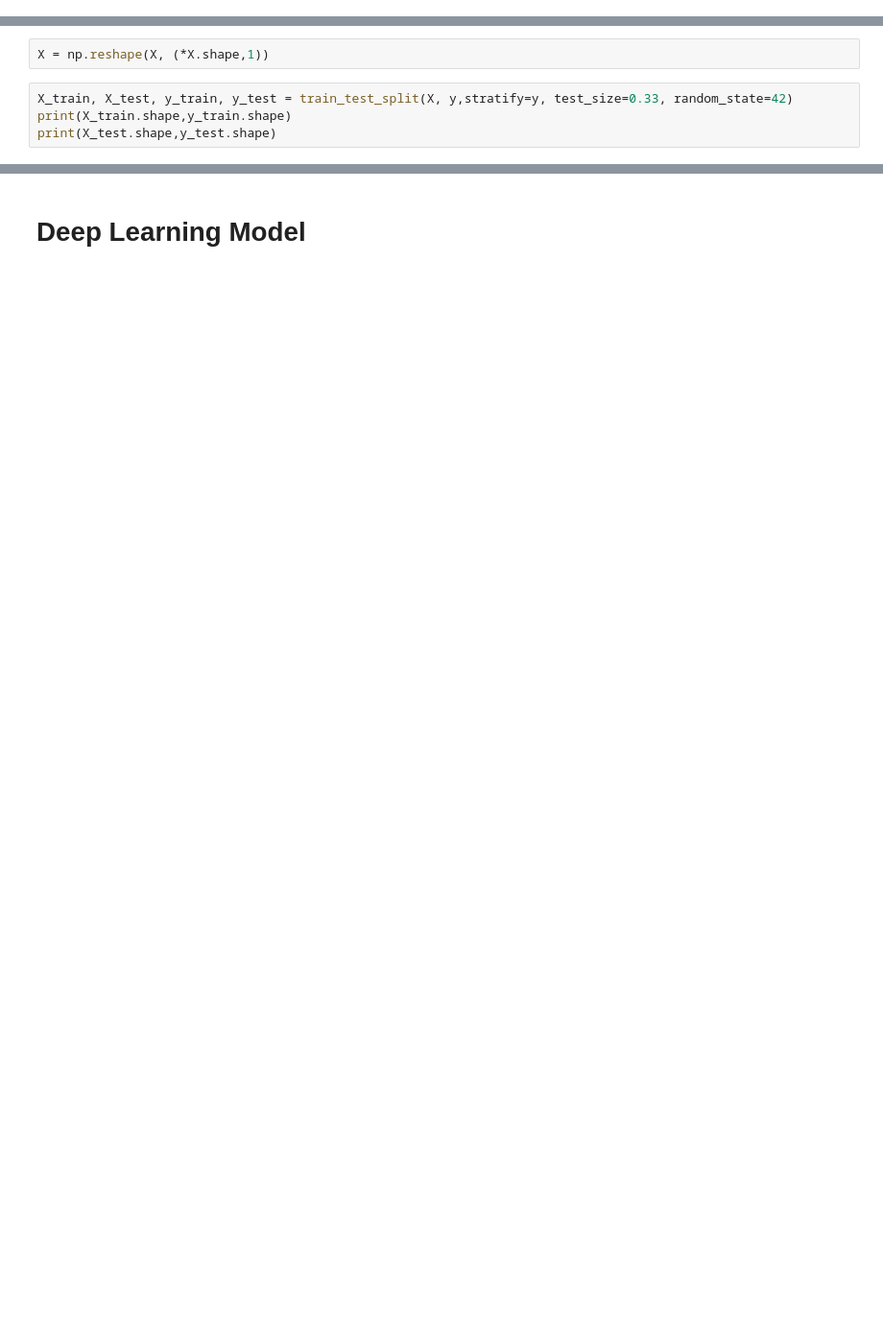
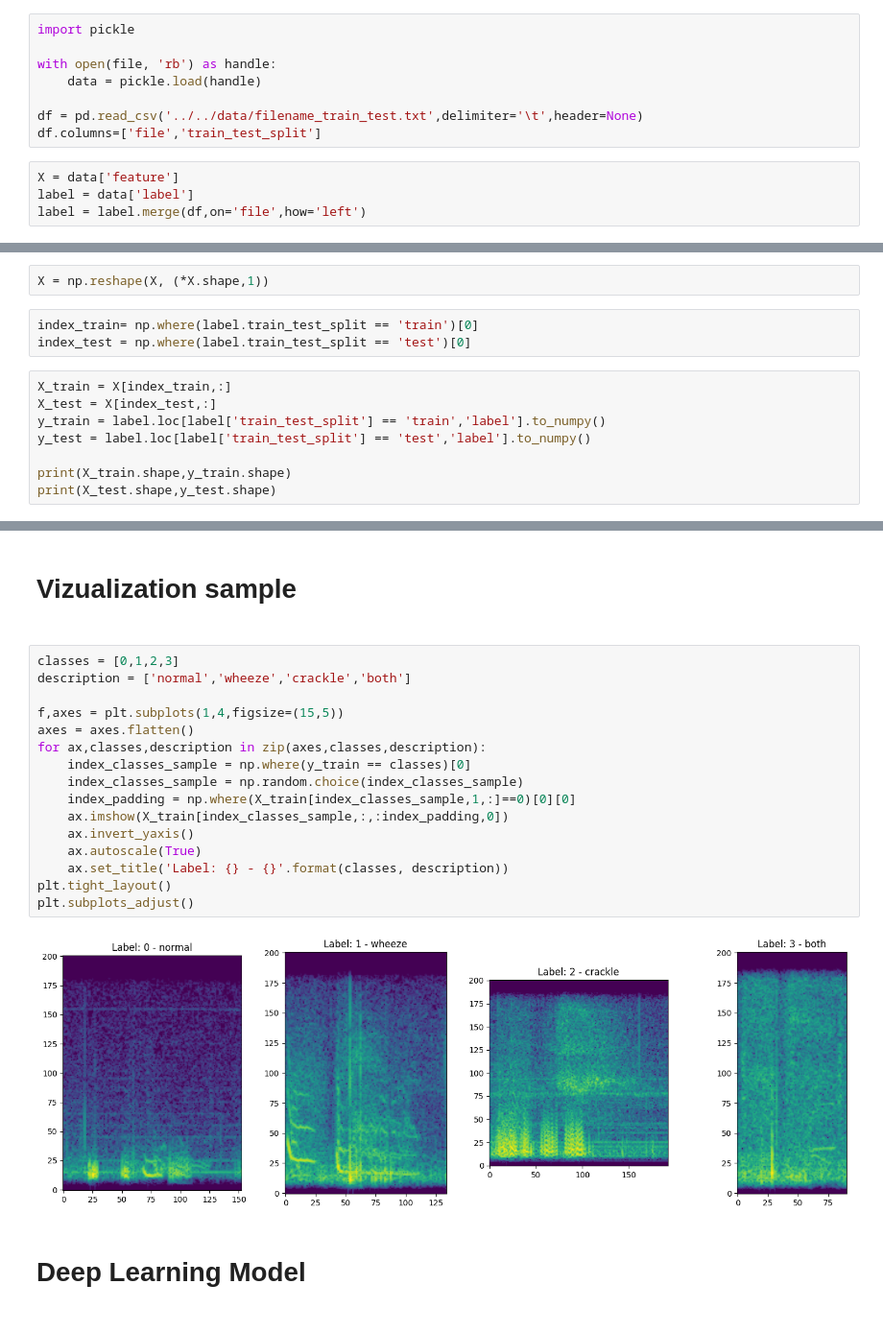
Before and after one commit to bastienorset-huma/respiratory_sound, a Jupyter notebook: src/respiratory_sound/4_SP_training_DL_model.ipynb, the cells around one changed output, grey strips where cells are left out. Shown: that part at 96% size. Cells and saved outputs as stored; diff of their text form; blank space fills up the shorter version.

```diff
--- a/src/respiratory_sound/4_SP_training_DL_model.ipynb
+++ b/src/respiratory_sound/4_SP_training_DL_model.ipynb
@@ -29,0 +17,12 @@ y = data['label'].to_numpy()
+# %%
+import pickle
+
+with open(file, 'rb') as handle:
+    data = pickle.load(handle)
+
+df = pd.read_csv('../../data/filename_train_test.txt',delimiter='\t',header=None)
+df.columns=['file','train_test_split']
+# %%
+X = data['feature']
+label = data['label']
+label = label.merge(df,on='file',how='left')
@@ -30,6 +41,13 @@ y = data['label'].to_numpy()
 # %%
 X = np.reshape(X, (*X.shape,1))
+# %%
+index_train= np.where(label.train_test_split == 'train')[0]
+index_test = np.where(label.train_test_split == 'test')[0]
 # %%
-X_train, X_test, y_train, y_test = train_test_split(X, y,stratify=y, test_size=0.33, random_state=42)
+X_train = X[index_train,:]
+X_test = X[index_test,:]
+y_train = label.loc[label['train_test_split'] == 'train','label'].to_numpy()
+y_test = label.loc[label['train_test_split'] == 'test','label'].to_numpy()
+
 print(X_train.shape,y_train.shape)
 print(X_test.shape,y_test.shape)
@@ -36,3 +68,23 @@ print(X_test.shape,y_test.shape)
+# %% [markdown]
+<h1> Vizualization sample <h1>
+# %%
+classes = [0,1,2,3]
+description = ['normal','wheeze','crackle','both']
+
+f,axes = plt.subplots(1,4,figsize=(15,5))
+axes = axes.flatten()
+for ax,classes,description in zip(axes,classes,description):
+    index_classes_sample = np.where(y_train == classes)[0]
+    index_classes_sample = np.random.choice(index_classes_sample)
+    index_padding = np.where(X_train[index_classes_sample,1,:]==0)[0][0]
+    ax.imshow(X_train[index_classes_sample,:,:index_padding,0])
+    ax.invert_yaxis()
+    ax.autoscale(True)
+    ax.set_title('Label: {} - {}'.format(classes, description))
+plt.tight_layout()
+plt.subplots_adjust()
+# %% [output]
+[figure, added]
 # %% [markdown]
 <h1> Deep Learning Model<h1>
 # %%
```
Also changed, not shown: parts of 17 cells of this notebook, 5 other files.
